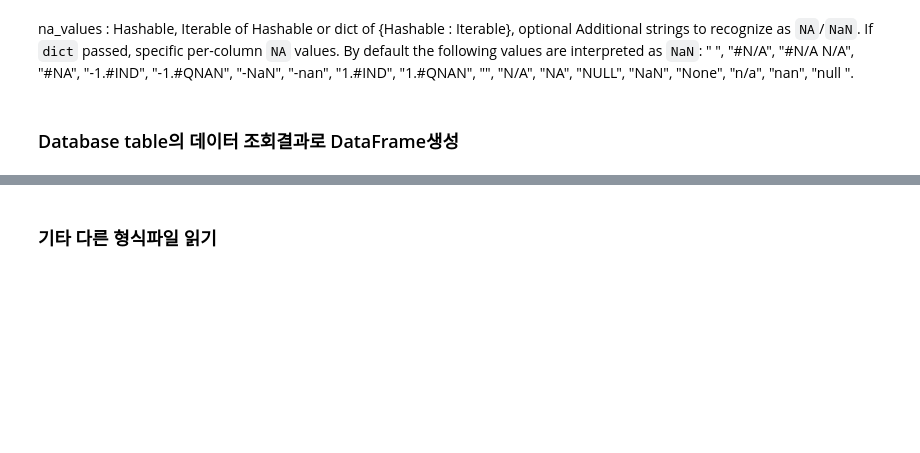
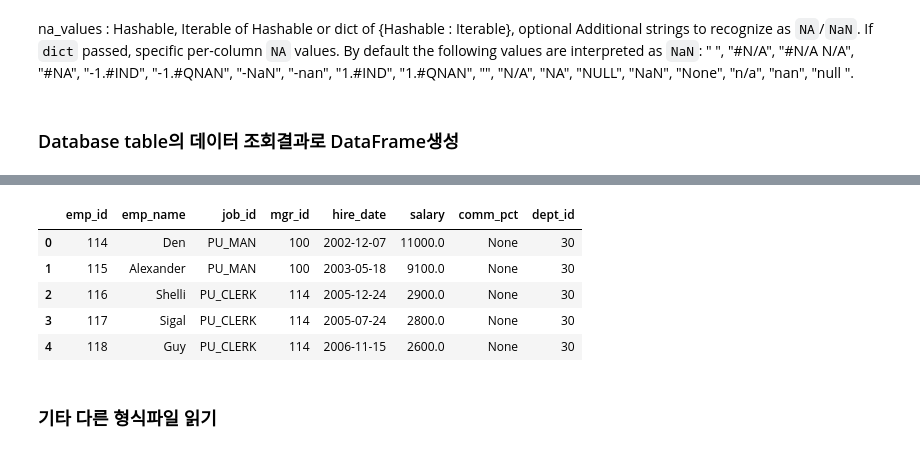
Before and after one commit to ykgstar37-lab/SKN21, a Jupyter notebook: 04_pandas를 이용한 정형데이터 다루기/02_Pandas_DataFrame.ipynb, the cells around one changed output, grey strips where cells are left out. Cells and saved outputs as stored; diff of their text form; code cells hidden in the pictures; blank space fills up the shorter version.

```diff
--- a/04_pandas를 이용한 정형데이터 다루기/02_Pandas_DataFrame.ipynb
+++ b/04_pandas를 이용한 정형데이터 다루기/02_Pandas_DataFrame.ipynb
@@ -269,3 +444,19 @@ df.head()
+# %%
+
+# 3-2. SQL 쿼리 실행 후 DataFrame으로 로드
+query = "SELECT * FROM emp e join dept d on e.dept_id = d.dept_id"
+query = "select * from emp where dept_id = 30"
+df = pd.read_sql(query, con=engine) # read_sql_query()
+
+# 4. 결과 출력
+df.head()
+# %% [output]
+|  | emp_id | emp_name | job_id | mgr_id | hire_date | salary | comm_pct | dept_id |
+| 0 | 114 | Den | PU_MAN | 100 | 2002-12-07 | 11000.0 | None | 30 |
+| 1 | 115 | Alexander | PU_MAN | 100 | 2003-05-18 | 9100.0 | None | 30 |
+| 2 | 116 | Shelli | PU_CLERK | 114 | 2005-12-24 | 2900.0 | None | 30 |
+| 3 | 117 | Sigal | PU_CLERK | 114 | 2005-07-24 | 2800.0 | None | 30 |
+| 4 | 118 | Guy | PU_CLERK | 114 | 2006-11-15 | 2600.0 | None | 30 |
 # %% [markdown]
 ### 기타 다른 형식파일 읽기
 # %%
```
Also changed, not shown: parts of 87 cells of this notebook, 13 other files.
